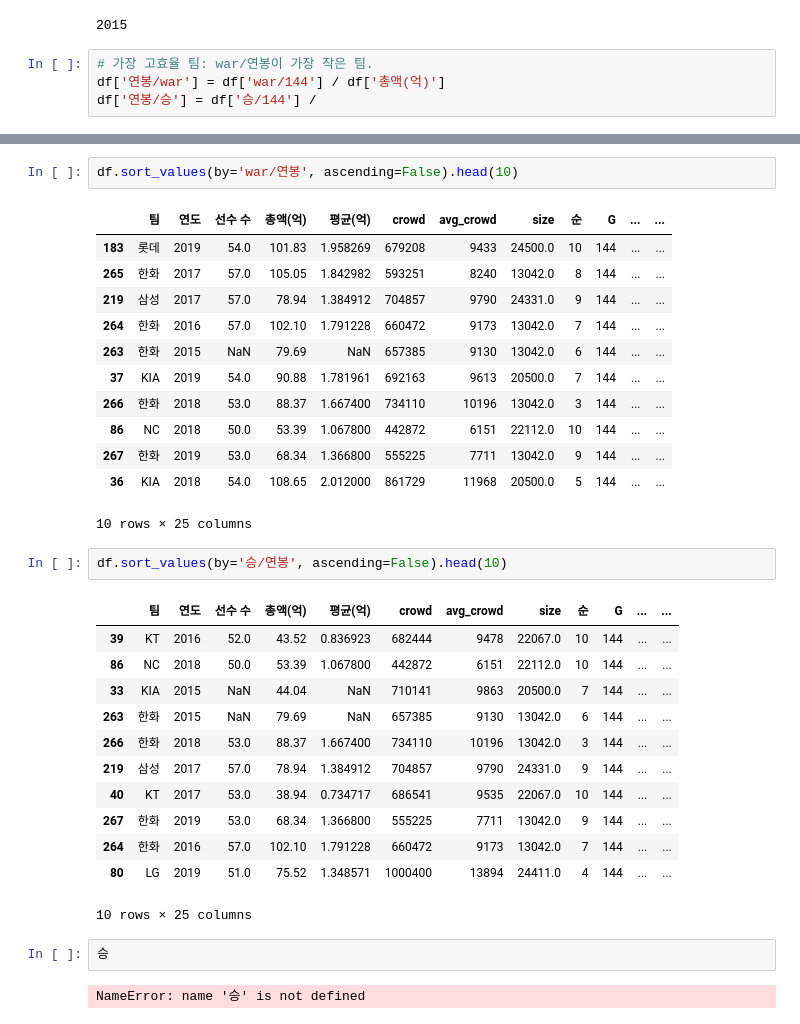
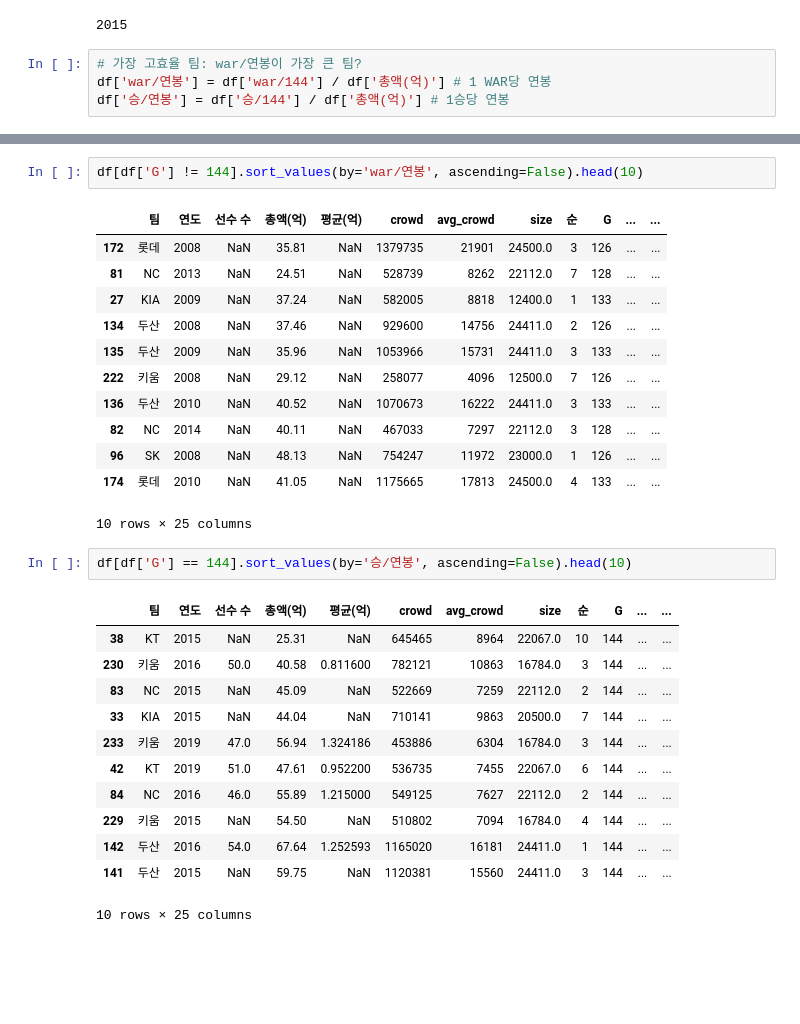
Before and after one commit to sulmasulma/baseball, a Jupyter notebook: data_analysis.ipynb, the cells around one changed output, grey strips where cells are left out. Cells and saved outputs as stored; diff of their text form; blank space fills up the shorter version.

```diff
--- a/data_analysis.ipynb
+++ b/data_analysis.ipynb
@@ -305,6 +279,6 @@ df[df['G'] == 144]['연도'].min()
 # %% [output]
 2015
 # %%
-# 가장 고효율 팀: war/연봉이 가장 작은 팀.
-df['연봉/war'] = df['war/144'] / df['총액(억)']
-df['연봉/승'] = df['승/144'] /
+# 가장 고효율 팀: war/연봉이 가장 큰 팀?
+df['war/연봉'] = df['war/144'] / df['총액(억)'] # 1 WAR당 연봉
+df['승/연봉'] = df['승/144'] / df['총액(억)'] # 1승당 연봉
@@ -311,34 +301,30 @@ df['연봉/승'] = df['승/144'] /
 # %%
-df.sort_values(by='war/연봉', ascending=False).head(10)
+df[df['G'] != 144].sort_values(by='war/연봉', ascending=False).head(10)
 # %% [output]
 |  | 팀 | 연도 | 선수 수 | 총액(억) | 평균(억) | crowd | avg_crowd | size | 순 | G | ... | ... |
-| 183 | 롯데 | 2019 | 54.0 | 101.83 | 1.958269 | 679208 | 9433 | 24500.0 | 10 | 144 | ... | ... |
-| 265 | 한화 | 2017 | 57.0 | 105.05 | 1.842982 | 593251 | 8240 | 13042.0 | 8 | 144 | ... | ... |
-| 219 | 삼성 | 2017 | 57.0 | 78.94 | 1.384912 | 704857 | 9790 | 24331.0 | 9 | 144 | ... | ... |
-| 264 | 한화 | 2016 | 57.0 | 102.10 | 1.791228 | 660472 | 9173 | 13042.0 | 7 | 144 | ... | ... |
-| 263 | 한화 | 2015 | NaN | 79.69 | NaN | 657385 | 9130 | 13042.0 | 6 | 144 | ... | ... |
-| 37 | KIA | 2019 | 54.0 | 90.88 | 1.781961 | 692163 | 9613 | 20500.0 | 7 | 144 | ... | ... |
-| 266 | 한화 | 2018 | 53.0 | 88.37 | 1.667400 | 734110 | 10196 | 13042.0 | 3 | 144 | ... | ... |
-| 86 | NC | 2018 | 50.0 | 53.39 | 1.067800 | 442872 | 6151 | 22112.0 | 10 | 144 | ... | ... |
-| 267 | 한화 | 2019 | 53.0 | 68.34 | 1.366800 | 555225 | 7711 | 13042.0 | 9 | 144 | ... | ... |
-| 36 | KIA | 2018 | 54.0 | 108.65 | 2.012000 | 861729 | 11968 | 20500.0 | 5 | 144 | ... | ... |
+| 172 | 롯데 | 2008 | NaN | 35.81 | NaN | 1379735 | 21901 | 24500.0 | 3 | 126 | ... | ... |
+| 81 | NC | 2013 | NaN | 24.51 | NaN | 528739 | 8262 | 22112.0 | 7 | 128 | ... | ... |
+| 27 | KIA | 2009 | NaN | 37.24 | NaN | 582005 | 8818 | 12400.0 | 1 | 133 | ... | ... |
+| 134 | 두산 | 2008 | NaN | 37.46 | NaN | 929600 | 14756 | 24411.0 | 2 | 126 | ... | ... |
+| 135 | 두산 | 2009 | NaN | 35.96 | NaN | 1053966 | 15731 | 24411.0 | 3 | 133 | ... | ... |
+| 222 | 키움 | 2008 | NaN | 29.12 | NaN | 258077 | 4096 | 12500.0 | 7 | 126 | ... | ... |
+| 136 | 두산 | 2010 | NaN | 40.52 | NaN | 1070673 | 16222 | 24411.0 | 3 | 133 | ... | ... |
+| 82 | NC | 2014 | NaN | 40.11 | NaN | 467033 | 7297 | 22112.0 | 3 | 128 | ... | ... |
+| 96 | SK | 2008 | NaN | 48.13 | NaN | 754247 | 11972 | 23000.0 | 1 | 126 | ... | ... |
+| 174 | 롯데 | 2010 | NaN | 41.05 | NaN | 1175665 | 17813 | 24500.0 | 4 | 133 | ... | ... |
 10 rows × 25 columns
 # %%
-df.sort_values(by='승/연봉', ascending=False).head(10)
+df[df['G'] == 144].sort_values(by='승/연봉', ascending=False).head(10)
 # %% [output]
 |  | 팀 | 연도 | 선수 수 | 총액(억) | 평균(억) | crowd | avg_crowd | size | 순 | G | ... | ... |
-| 39 | KT | 2016 | 52.0 | 43.52 | 0.836923 | 682444 | 9478 | 22067.0 | 10 | 144 | ... | ... |
-| 86 | NC | 2018 | 50.0 | 53.39 | 1.067800 | 442872 | 6151 | 22112.0 | 10 | 144 | ... | ... |
+| 38 | KT | 2015 | NaN | 25.31 | NaN | 645465 | 8964 | 22067.0 | 10 | 144 | ... | ... |
+| 230 | 키움 | 2016 | 50.0 | 40.58 | 0.811600 | 782121 | 10863 | 16784.0 | 3 | 144 | ... | ... |
+| 83 | NC | 2015 | NaN | 45.09 | NaN | 522669 | 7259 | 22112.0 | 2 | 144 | ... | ... |
 | 33 | KIA | 2015 | NaN | 44.04 | NaN | 710141 | 9863 | 20500.0 | 7 | 144 | ... | ... |
-| 263 | 한화 | 2015 | NaN | 79.69 | NaN | 657385 | 9130 | 13042.0 | 6 | 144 | ... | ... |
-| 266 | 한화 | 2018 | 53.0 | 88.37 | 1.667400 | 734110 | 10196 | 13042.0 | 3 | 144 | ... | ... |
-| 219 | 삼성 | 2017 | 57.0 | 78.94 | 1.384912 | 704857 | 9790 | 24331.0 | 9 | 144 | ... | ... |
-| 40 | KT | 2017 | 53.0 | 38.94 | 0.734717 | 686541 | 9535 | 22067.0 | 10 | 144 | ... | ... |
-| 267 | 한화 | 2019 | 53.0 | 68.34 | 1.366800 | 555225 | 7711 | 13042.0 | 9 | 144 | ... | ... |
-| 264 | 한화 | 2016 | 57.0 | 102.10 | 1.791228 | 660472 | 9173 | 13042.0 | 7 | 144 | ... | ... |
-| 80 | LG | 2019 | 51.0 | 75.52 | 1.348571 | 1000400 | 13894 | 24411.0 | 4 | 144 | ... | ... |
+| 233 | 키움 | 2019 | 47.0 | 56.94 | 1.324186 | 453886 | 6304 | 16784.0 | 3 | 144 | ... | ... |
+| 42 | KT | 2019 | 51.0 | 47.61 | 0.952200 | 536735 | 7455 | 22067.0 | 6 | 144 | ... | ... |
+| 84 | NC | 2016 | 46.0 | 55.89 | 1.215000 | 549125 | 7627 | 22112.0 | 2 | 144 | ... | ... |
+| 229 | 키움 | 2015 | NaN | 54.50 | NaN | 510802 | 7094 | 16784.0 | 4 | 144 | ... | ... |
+| 142 | 두산 | 2016 | 54.0 | 67.64 | 1.252593 | 1165020 | 16181 | 24411.0 | 1 | 144 | ... | ... |
+| 141 | 두산 | 2015 | NaN | 59.75 | NaN | 1120381 | 15560 | 24411.0 | 3 | 144 | ... | ... |
 10 rows × 25 columns
-# %%
-승
-# %% [output]
-NameError: name '승' is not defined
```
Also changed, not shown: parts of 16 cells of this notebook, 1 other file.
